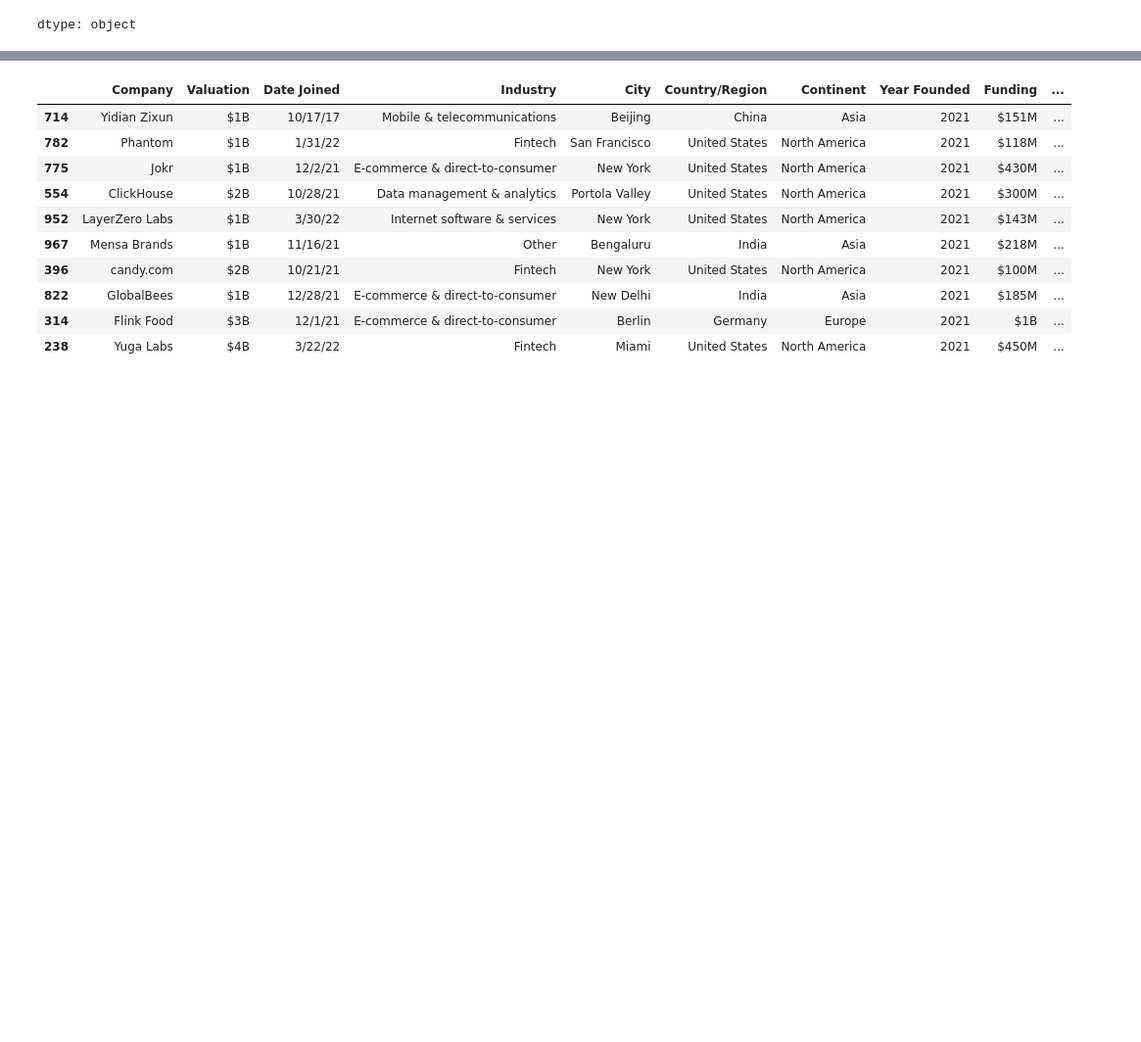
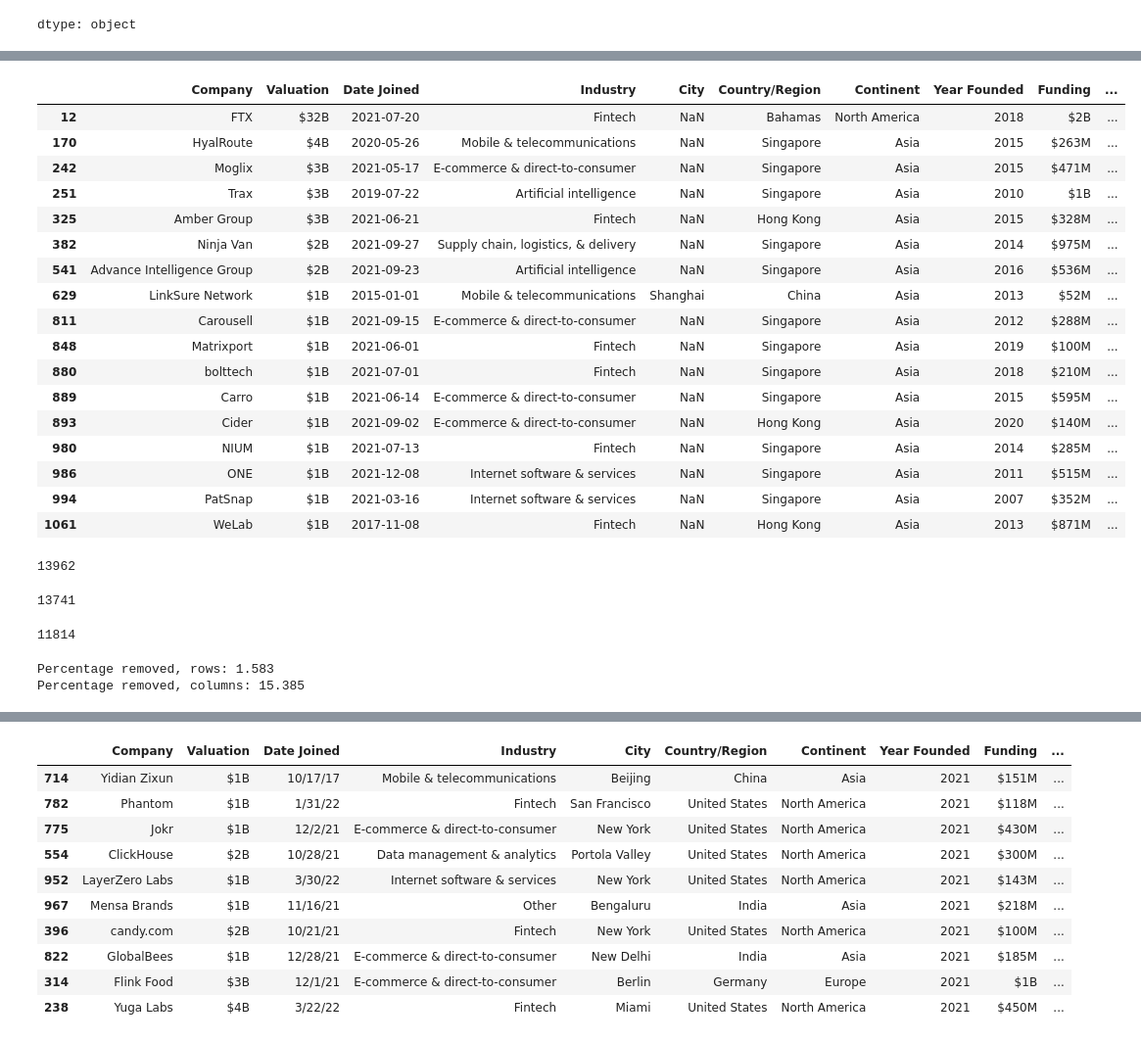
Before and after one commit to aysutnyva/Data_analysis, a Jupyter notebook: Unicorn_Companies.ipynb, the cells around one changed output, grey strips where cells are left out. Shown at 98% size. Drawn from its saved outputs; the diff is of its cells as text; code cells hidden in the pictures; blank space fills up the shorter version.

```diff
--- a/Unicorn_Companies.ipynb
+++ b/Unicorn_Companies.ipynb
@@ -46,0 +78,3 @@ dtype: object
+# %%
+mask = companies.isna()
+mask.tail()
@@ -46,0 +88,3 @@ dtype: object
+# %%
+mask = mask.any(axis=1)
+mask.head()
@@ -46,0 +99,45 @@ dtype: object
+# %%
+missing_rows = companies[mask]
+missing_rows
+# %% [output]
+|  | Company | Valuation | Date Joined | Industry | City | Country/Region | Continent | Year Founded | Funding | ... |
+| 12 | FTX | $32B | 2021-07-20 | Fintech | NaN | Bahamas | North America | 2018 | $2B | ... |
+| 170 | HyalRoute | $4B | 2020-05-26 | Mobile & telecommunications | NaN | Singapore | Asia | 2015 | $263M | ... |
+| 242 | Moglix | $3B | 2021-05-17 | E-commerce & direct-to-consumer | NaN | Singapore | Asia | 2015 | $471M | ... |
+| 251 | Trax | $3B | 2019-07-22 | Artificial intelligence | NaN | Singapore | Asia | 2010 | $1B | ... |
+| 325 | Amber Group | $3B | 2021-06-21 | Fintech | NaN | Hong Kong | Asia | 2015 | $328M | ... |
+| 382 | Ninja Van | $2B | 2021-09-27 | Supply chain, logistics, & delivery | NaN | Singapore | Asia | 2014 | $975M | ... |
+| 541 | Advance Intelligence Group | $2B | 2021-09-23 | Artificial intelligence | NaN | Singapore | Asia | 2016 | $536M | ... |
+| 629 | LinkSure Network | $1B | 2015-01-01 | Mobile & telecommunications | Shanghai | China | Asia | 2013 | $52M | ... |
+| 811 | Carousell | $1B | 2021-09-15 | E-commerce & direct-to-consumer | NaN | Singapore | Asia | 2012 | $288M | ... |
+| 848 | Matrixport | $1B | 2021-06-01 | Fintech | NaN | Singapore | Asia | 2019 | $100M | ... |
+| 880 | bolttech | $1B | 2021-07-01 | Fintech | NaN | Singapore | Asia | 2018 | $210M | ... |
+| 889 | Carro | $1B | 2021-06-14 | E-commerce & direct-to-consumer | NaN | Singapore | Asia | 2015 | $595M | ... |
+| 893 | Cider | $1B | 2021-09-02 | E-commerce & direct-to-consumer | NaN | Hong Kong | Asia | 2020 | $140M | ... |
+| 980 | NIUM | $1B | 2021-07-13 | Fintech | NaN | Singapore | Asia | 2014 | $285M | ... |
+| 986 | ONE | $1B | 2021-12-08 | Internet software & services | NaN | Singapore | Asia | 2011 | $515M | ... |
+| 994 | PatSnap | $1B | 2021-03-16 | Internet software & services | NaN | Singapore | Asia | 2007 | $352M | ... |
+| 1061 | WeLab | $1B | 2017-11-08 | Fintech | NaN | Hong Kong | Asia | 2013 | $871M | ... |
+# %%
+count_total = companies.size
+count_total
+# %% [output]
+13962
+# %%
+count_dropna_rows = companies.dropna().size
+count_dropna_rows
+# %% [output]
+13741
+# %%
+count_dropna_columns = companies.dropna(axis=1).size
+count_dropna_columns
+# %% [output]
+11814
+# %%
+row_percent = ((count_total - count_dropna_rows) / count_total) * 100
+print(f'Percentage removed, rows: {row_percent:.3f}')
+col_percent = ((count_total - count_dropna_columns) / count_total) * 100
+print(f'Percentage removed, columns: {col_percent:.3f}')
+# %% [output]
+Percentage removed, rows: 1.583
+Percentage removed, columns: 15.385
```
Also changed, not shown: parts of 14 cells of this notebook.
